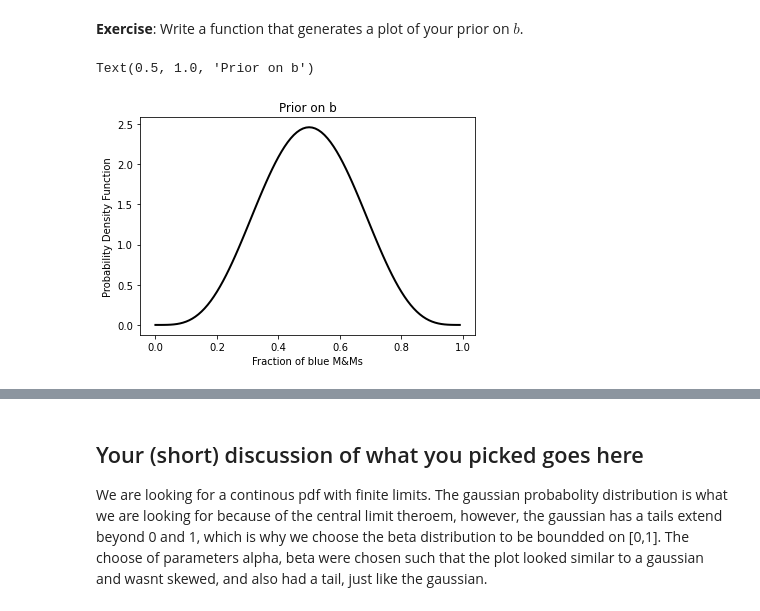
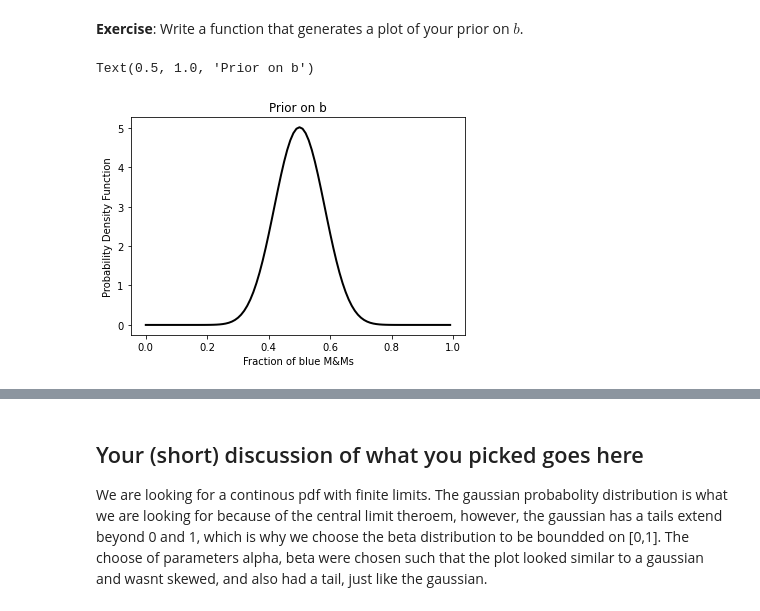
Before and after one commit to SaadNaeem96/Astrophysics_DataScience, a Jupyter notebook: CodingLab05/CodingLab05_Bayes.ipynb, the cells around one changed output, grey strips where cells are left out. Drawn from its saved outputs; the diff is of its cells as text; code cells hidden in the pictures.

```diff
--- a/CodingLab05/CodingLab05_Bayes.ipynb
+++ b/CodingLab05/CodingLab05_Bayes.ipynb
@@ -72,17 +72,18 @@ __Exercise__: Write a function that generates a plot of your prior on $b$.
 # %%
 ## Your code and plot goes here
 from scipy.stats import beta
 import matplotlib.pyplot as plt
 
 
 x = np.arange(0,1,0.01)
-al = 5
-be = 5
+
+al = 20
+be = 20
 rv = beta(al, be)
 plt.plot(x, rv.pdf(x), 'k-', lw=2, label='frozen pdf')
 plt.xlabel("Fraction of blue M&Ms")
 plt.ylabel("Probability Density Function")
 plt.title("Prior on b")
 # %% [output]
 Text(0.5, 1.0, 'Prior on b')
-[figure, old version]
+[figure, new version]
```
Also changed, not shown: parts of 7 cells of this notebook, 13 other files.
